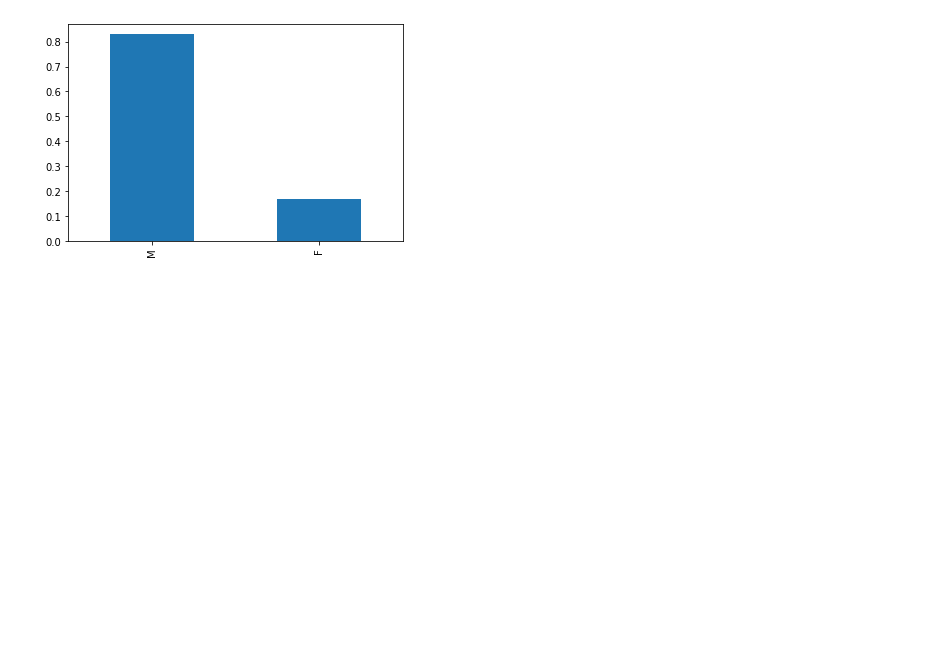
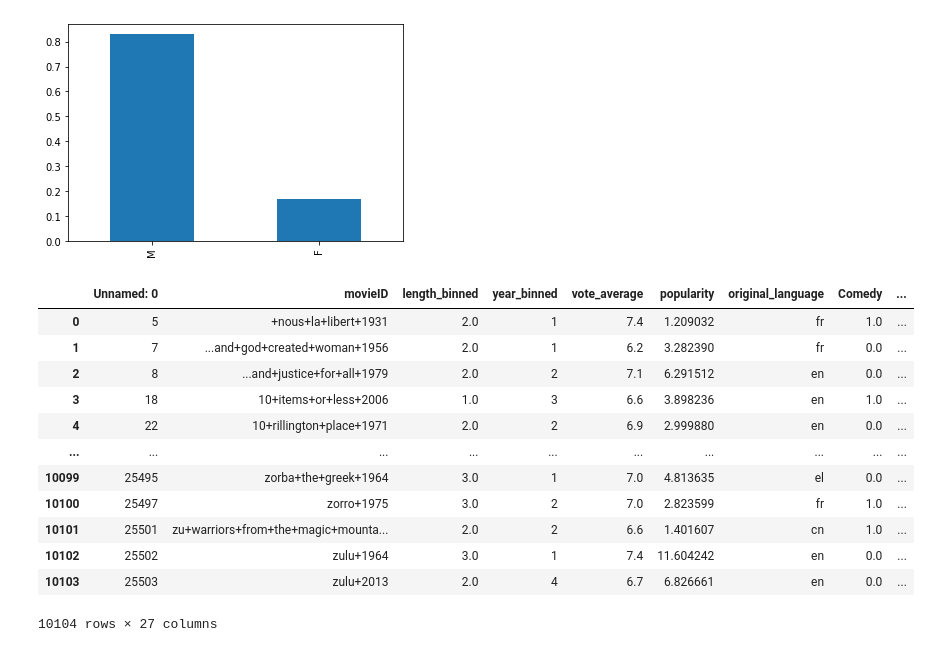
Before and after one commit to WeienLi/Full-Scale-Movie-Recommendation-System, a Jupyter notebook: Model Code and Tuning/Data_Analysis.ipynb, the cells around one changed output. Cells and saved outputs as stored; diff of their text form; code cells hidden in the pictures; blank space fills up the shorter version.

```diff
--- a/Model Code and Tuning/Data_Analysis.ipynb
+++ b/Model Code and Tuning/Data_Analysis.ipynb
@@ -67,3 +67,21 @@ users['gender'].value_counts(normalize=True).plot(kind='bar')
 # %% [output]
 <matplotlib.axes._subplots.AxesSubplot at 0x...>
 [figure]
+# %%
+candidates = pd.read_csv('/content/gdrive/MyDrive/585_project/candidates.csv', sep=',')
+# %%
+candidates
+# %% [output]
+|  | Unnamed: 0 | movieID | length_binned | year_binned | vote_average | popularity | original_language | Comedy | ... |
+| 0 | 5 | +nous+la+libert+1931 | 2.0 | 1 | 7.4 | 1.209032 | fr | 1.0 | ... |
+| 1 | 7 | ...and+god+created+woman+1956 | 2.0 | 1 | 6.2 | 3.282390 | fr | 0.0 | ... |
+| 2 | 8 | ...and+justice+for+all+1979 | 2.0 | 2 | 7.1 | 6.291512 | en | 0.0 | ... |
+| 3 | 18 | 10+items+or+less+2006 | 1.0 | 3 | 6.6 | 3.898236 | en | 1.0 | ... |
+| 4 | 22 | 10+rillington+place+1971 | 2.0 | 2 | 6.9 | 2.999880 | en | 0.0 | ... |
+| ... | ... | ... | ... | ... | ... | ... | ... | ... | ... |
+| 10099 | 25495 | zorba+the+greek+1964 | 3.0 | 1 | 7.0 | 4.813635 | el | 0.0 | ... |
+| 10100 | 25497 | zorro+1975 | 3.0 | 2 | 7.0 | 2.823599 | fr | 1.0 | ... |
+| 10101 | 25501 | zu+warriors+from+the+magic+mounta... | 2.0 | 2 | 6.6 | 1.401607 | cn | 1.0 | ... |
+| 10102 | 25502 | zulu+1964 | 3.0 | 1 | 7.4 | 11.604242 | en | 0.0 | ... |
+| 10103 | 25503 | zulu+2013 | 2.0 | 4 | 6.7 | 6.826661 | en | 0.0 | ... |
+10104 rows × 27 columns
```
Also changed, not shown: parts of 15 cells of this notebook.
